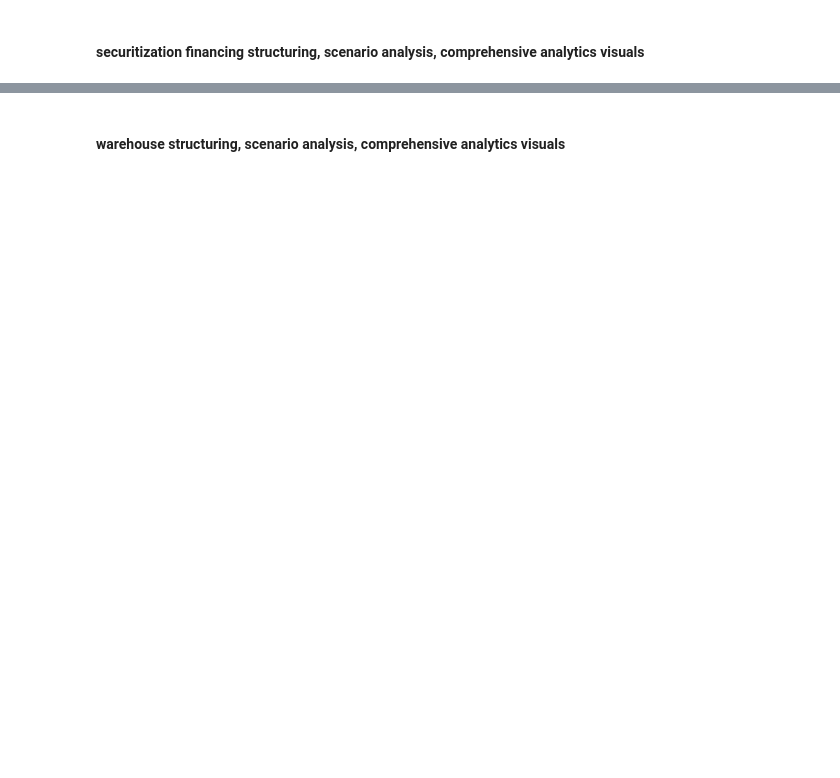
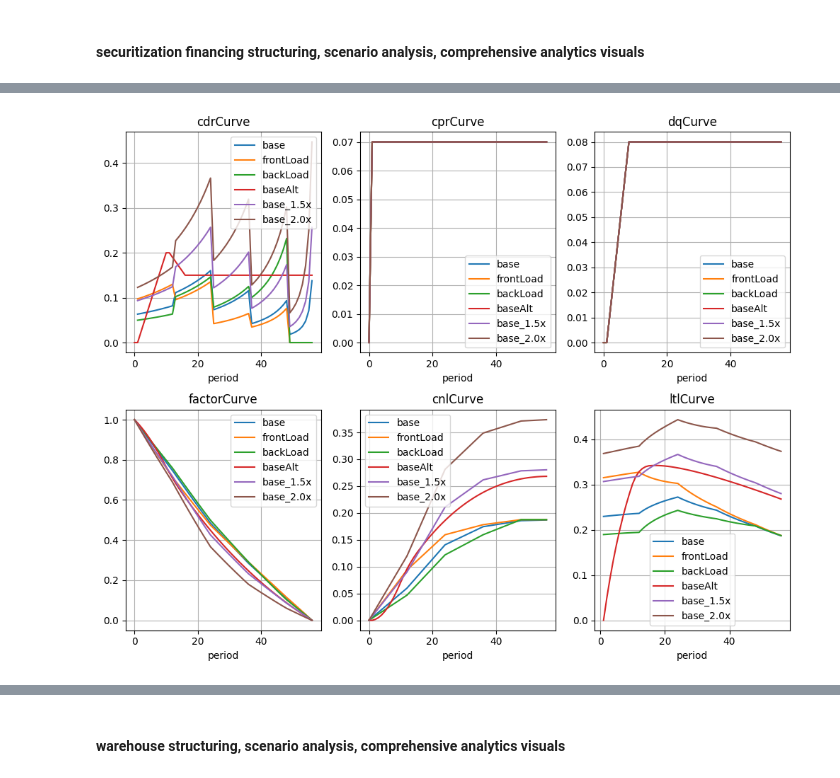
Before and after one commit to Lab450North/StructuringTool, a Jupyter notebook: SPCashflowModeling/SPCFPresentation.ipynb, the cells around one changed output, grey strips where cells are left out. Drawn from its saved outputs; the diff is of its cells as text; code cells hidden in the pictures; blank space fills up the shorter version.

Commit message:
necessary work for A/B/C term ABS economics to work.

```diff
--- a/SPCashflowModeling/SPCFPresentation.ipynb
+++ b/SPCashflowModeling/SPCFPresentation.ipynb
@@ -56,7 +57,7 @@ print(tabulate(asset1.getStaticMetrics(ramp=True), headers='keys', tablefmt='psq
 
 figPageRamp, axPageRamp = plt.subplots(1,3, figsize=(10,4))
 axPageRamp = axPageRamp.flatten()
-for i, metrics in enumerate(['periodicNetCF','cumulativeCF','portfolioBalance']):
+for i, metrics in enumerate(MetricsReference.ASSETMETRICS['rampCurves']):
     df = asset1.getDynamicMetrics(metrics = metrics,ramp=True)
     if metrics == "periodicNetCF":
         df.plot.area(x = "period", ax = axPageRamp[i], grid = True, title=metrics, stacked = False)
@@ -99,7 +100,7 @@ tabulatePrint(deal1.getAssetStaticMetrics(pxList = range(100, 89, -2))) # show s
 # show curves
 figPageCollatCurve, axPageCollatCurve = plt.subplots(2,3, figsize=(10,8))
 axPageCollatCurve = axPageCollatCurve.flatten()
-for i, metrics in enumerate(['cdrCurve','cprCurve','dqCurve', 'factorCurve', 'cnlCurve', 'ltlCurve']):
+for i, metrics in enumerate(MetricsReference.ASSETMETRICS['6Curves']):
     deal1.getAssetDynamicMetrics(metrics).plot(x = "period", ax = axPageCollatCurve[i], grid = True, title=metrics)
 
 plt.tight_layout();plt.show()
@@ -214,3 +215,31 @@ No ramp schedule found. 100mm @ 100px provided
 +----+----------------------+---------------+---------------+---------------+---------------+---------------+-----------------+--------------+
 # %% [markdown]
 #### securitization financing structuring, scenario analysis, comprehensive analytics visuals
+# %%
+dealConsumerLoanABS = DealManager(dealName = "UPST2302",
+                    dealDescriptive = {"dealSubsector":"consumer loan",
+                                       "dealSector":"Consumer",
+                                       "assetOriginator":"Upstart"
+                        },
+                    rampSchedule = {"ramp": "204", "px":100},
+                    dealMisc = {"upfrontFees": 1e6},
+                    assetScenarios = {"base": AssetStore.ASSETSTORE['consumerLoanUpstart2302']},
+                    financingTerms = StructureStore.STRUCTURESTORE['ConsumerABS']
+                    )
+dealConsumerLoanABS.copyAssetWithNewAssumption("base", "frontLoad", {"defaultTimingCurve": SPCFUtils.timingCurveParse("50/35/10/5", term = 56)})
+dealConsumerLoanABS.copyAssetWithNewAssumption("base", "backLoad", {"defaultTimingCurve": SPCFUtils.timingCurveParse("25/40/20/15", term = 56)})
+dealConsumerLoanABS.copyAssetWithNewAssumption("base", "baseAlt", {"defaultTimingCurve": None,
+                                                                   "totalDefault": None,
+                                                                   "cdrVector": SPCFUtils.convertIntexRamp("0 ramp 10 20 20 ramp 6 15", term = 56, divisor = 100)
+                                                                   }
+                                                                   )
+
+dealConsumerLoanABS.addSeriesDefaultScenario(startingMultiple=1.5, endingMultiple=2.0, step=0.5, baseScenario="base")
+print(dealConsumerLoanABS.getCapitalStack())
+print("*" * 100)
+print(dealConsumerLoanABS.getAssetStaticMetrics(pxList = range(100, 89, -1)).set_index("matrics/px"))
+print("*" * 100)
+print(dealConsumerLoanABS.getStructureStaticMetrics().set_index("matrics/px"))
+print("*" * 100)
+print(dealConsumerLoanABS.getAssetStaticMetrics(ramp = True).set_index("matrics/px"))
+# dealConsumerLoanABS.removeMultipleScenario()
@@ -216,0 +264,8 @@ No ramp schedule found. 100mm @ 100px provided
+# %%
+figPageCollatCurve, axPageCollatCurve = plt.subplots(2,3, figsize=(10,8))
+axPageCollatCurve = axPageCollatCurve.flatten()
+for i, metrics in enumerate(MetricsReference.ASSETMETRICS['6Curves']):
+    dealConsumerLoanABS.getAssetDynamicMetrics(metrics).plot(x = "period", ax = axPageCollatCurve[i], grid = True, title=metrics)
+plt.tight_layout();plt.show()
+# %% [output]
+[figure, added]
```
Also changed, not shown: parts of 3 cells of this notebook, 6 other files.
